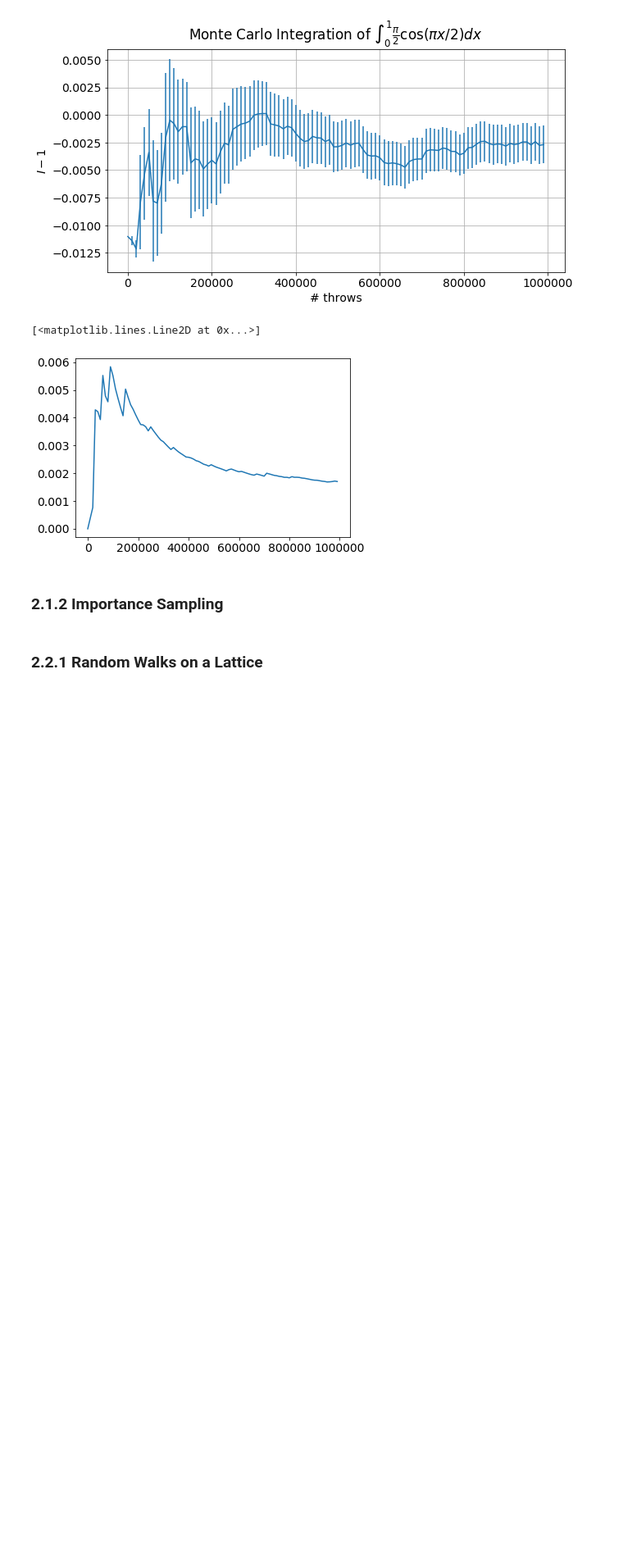
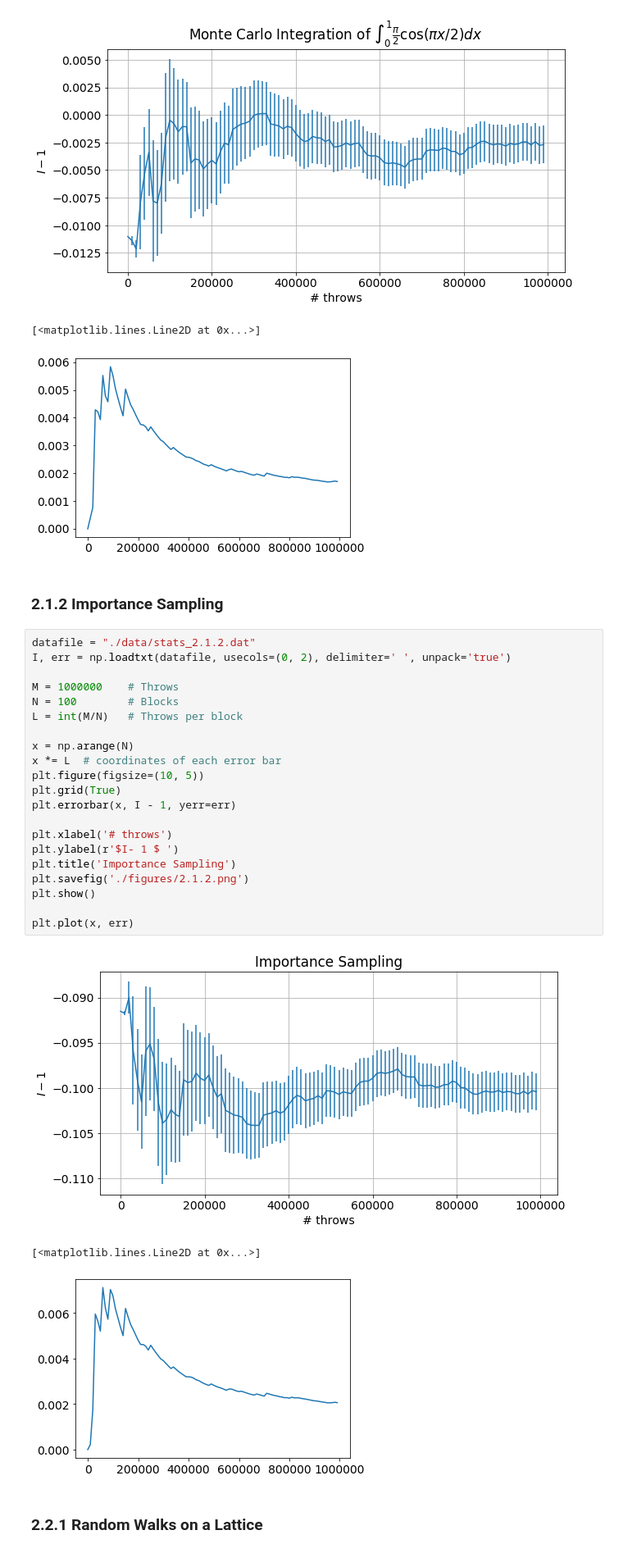
Before and after one commit to edoardodraetta/lsn_esercizi, a Jupyter notebook: esercizio_2/Esercizio_2.ipynb, the cells around one changed output. Shown at 82% size. Drawn from its saved outputs; the diff is of its cells as text; blank space fills up the shorter version.

```diff
--- a/esercizio_2/Esercizio_2.ipynb
+++ b/esercizio_2/Esercizio_2.ipynb
@@ -36,6 +38,31 @@ plt.plot(x, err)
 [figure]
 # %% [markdown]
 ### 2.1.2 Importance Sampling
+# %%
+datafile = "./data/stats_2.1.2.dat"
+I, err = np.loadtxt(datafile, usecols=(0, 2), delimiter=' ', unpack='true')
+
+M = 1000000    # Throws
+N = 100        # Blocks
+L = int(M/N)   # Throws per block
+
+x = np.arange(N)
+x *= L  # coordinates of each error bar
+plt.figure(figsize=(10, 5))
+plt.grid(True)
+plt.errorbar(x, I - 1, yerr=err)
+
+plt.xlabel('# throws')
+plt.ylabel(r'$I- 1 $ ')
+plt.title('Importance Sampling')
+plt.savefig('./figures/2.1.2.png')
+plt.show()
+
+plt.plot(x, err)
+# %% [output]
+[figure, added]
+[<matplotlib.lines.Line2D at 0x...>]
+[figure, added]
 # %% [markdown]
 ### 2.2.1 Random Walks on a Lattice
 # %%
```
Also changed, not shown: parts of 4 cells of this notebook, 12 other files.
